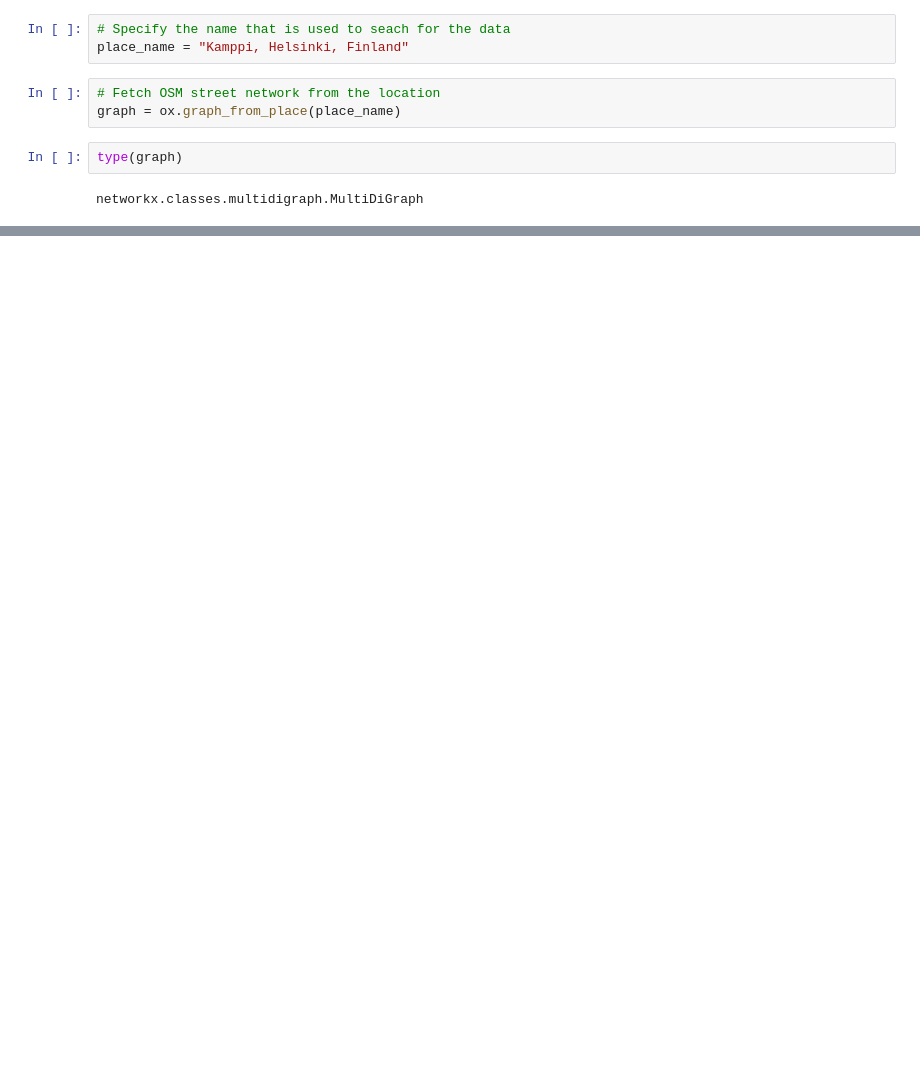
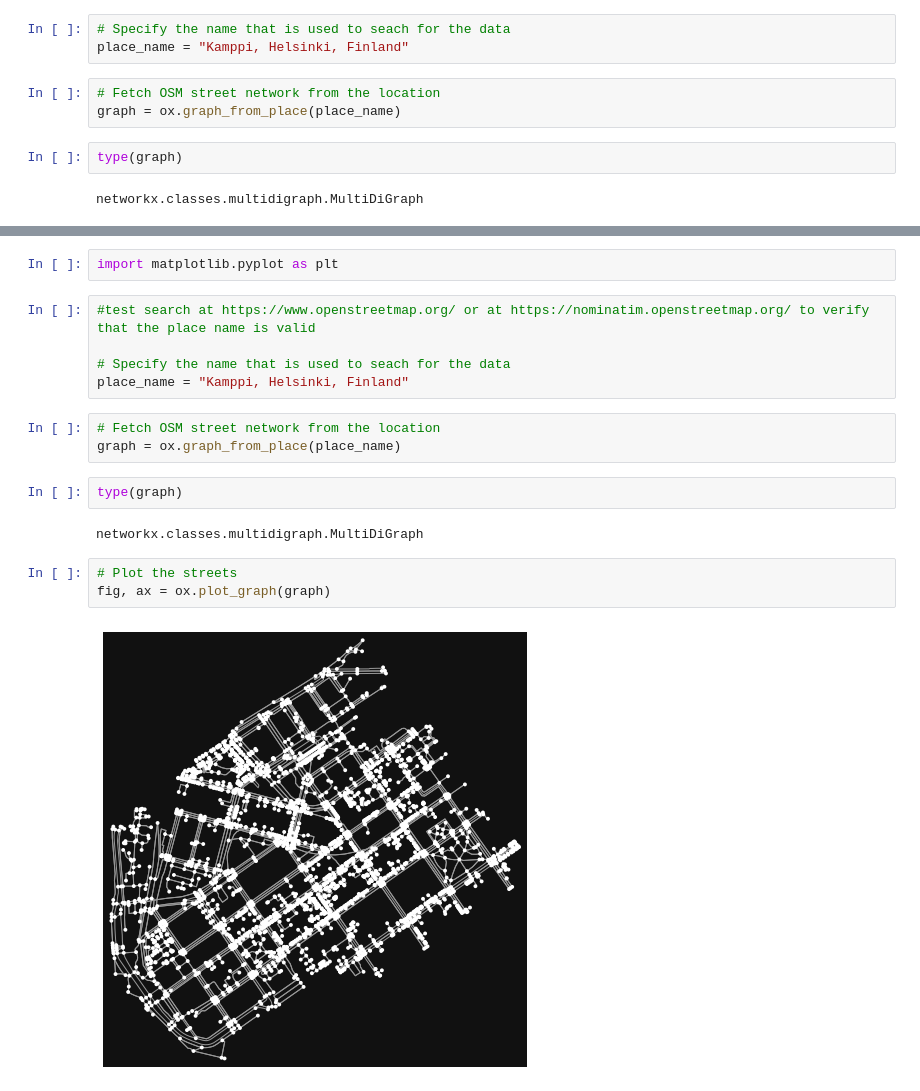
Before and after one commit to SergeyShchus/Automatic_GIS, a Jupyter notebook: Notebook/Geopandas/OSMX.ipynb, the cells around one changed output, grey strips where cells are left out. Cells and saved outputs as stored; diff of their text form; blank space fills up the shorter version.

```diff
--- a/Notebook/Geopandas/OSMX.ipynb
+++ b/Notebook/Geopandas/OSMX.ipynb
@@ -41,0 +41,19 @@ ImportError: ignored
+# %%
+import matplotlib.pyplot as plt
+# %%
+#test search at https://www.openstreetmap.org/ or at https://nominatim.openstreetmap.org/ to verify that the place name is valid
+
+# Specify the name that is used to seach for the data
+place_name = "Kamppi, Helsinki, Finland"
+# %%
+# Fetch OSM street network from the location
+graph = ox.graph_from_place(place_name)
+# %%
+type(graph)
+# %% [output]
+networkx.classes.multidigraph.MultiDiGraph
+# %%
+# Plot the streets
+fig, ax = ox.plot_graph(graph)
+# %% [output]
+[figure, added]
```
Also changed, not shown: parts of 33 cells of this notebook.
